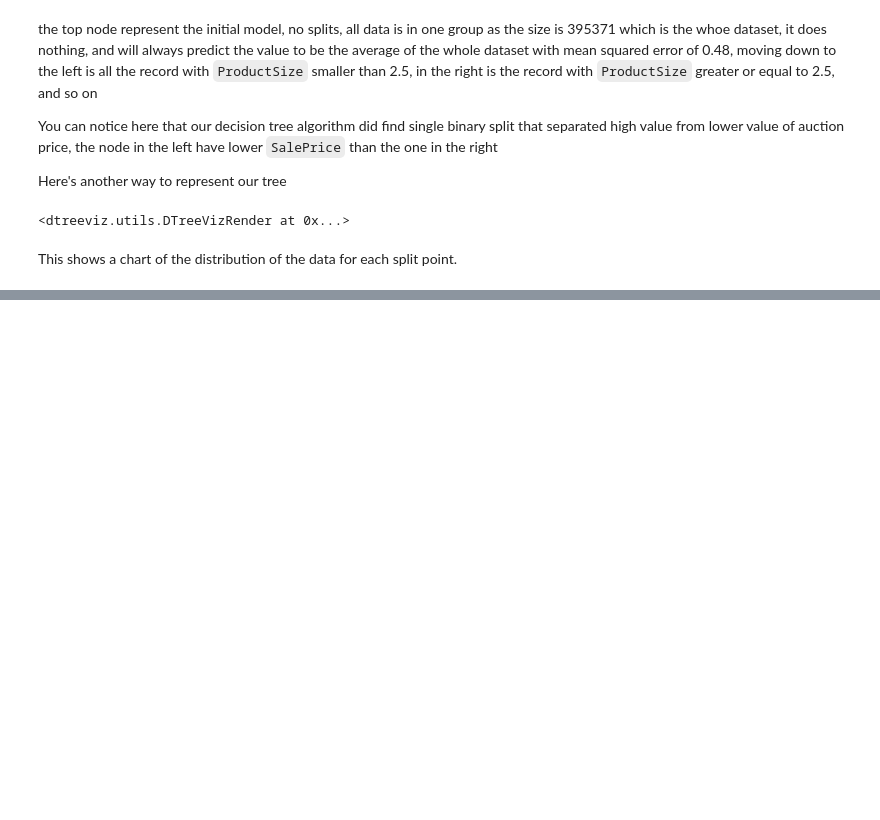
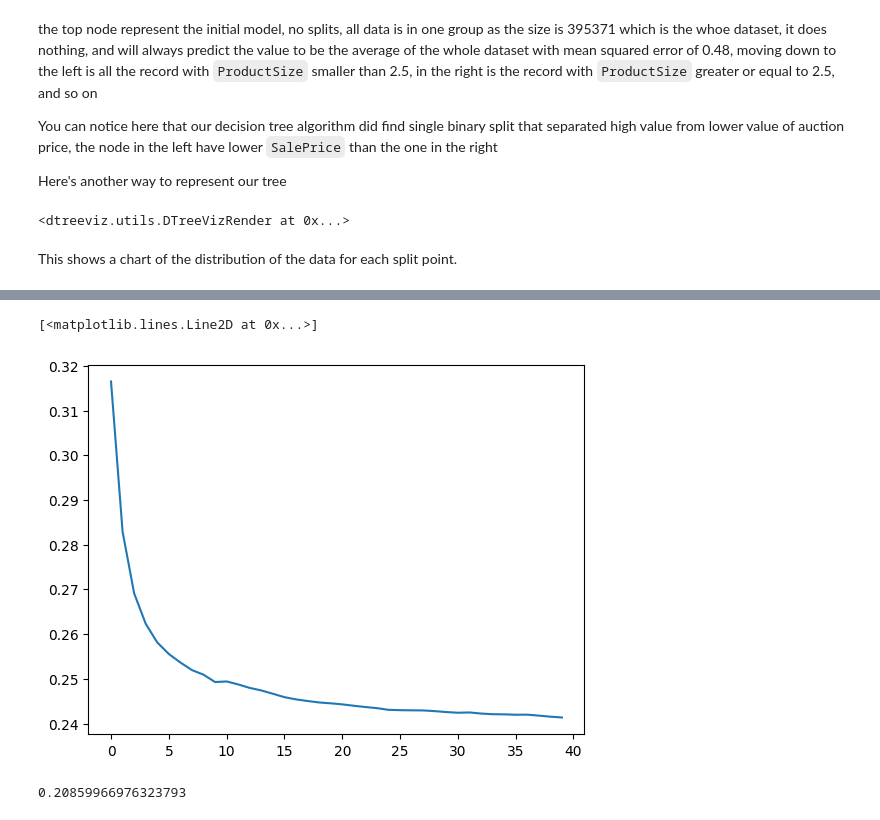
Before and after one commit to bhdai/bb_bulldozer, a Jupyter notebook: notebooks/bulldozer_model.ipynb, the cells around one changed output, grey strips where cells are left out. Cells and saved outputs as stored; diff of their text form; code cells hidden in the pictures; blank space fills up the shorter version.

```diff
--- a/notebooks/bulldozer_model.ipynb
+++ b/notebooks/bulldozer_model.ipynb
@@ -416,7 +421,7 @@ df['saleYear'].min(), df['saleYear'].max()
 # %% [output]
 (np.int32(1989), np.int32(2012))
 # %%
-cond = (df.saleYear < 2011) | ((df.saleYear == 2011) & (df.saleMonth<=10))
+cond = (df.saleYear < 2012)
 trn_idx = np.where(cond)[0]
 val_idx = np.where(~cond)[0]
 
@@ -496,0 +488,6 @@ np.int64(12063)
+# %%
+def rf(X, y, n_estimators=40, max_samples=200_000, max_features=0.5, min_samples_leaf=5, **kwargs):
+    return RandomForestRegressor(n_estimators=n_estimators, max_samples=max_samples, max_features=max_features,
+                                 min_samples_leaf=min_samples_leaf, oob_score=True, **kwargs).fit(X, y)
+# %%
+model = rf(Xs, y)
@@ -496,0 +498,3 @@ np.int64(12063)
+# %%
+preds = np.stack([t.predict(val_Xs.values) for t in model.estimators_])
+preds
@@ -496,0 +515,9 @@ np.int64(12063)
+# %%
+plt.plot([rmse(preds[:i+1].mean(axis=0), val_y) for i in range(40)])
+# %% [output]
+[<matplotlib.lines.Line2D at 0x...>]
+[figure, added]
+# %%
+rmse(model.oob_prediction_, y)
+# %% [output]
+0.20859966976323793
```
Also changed, not shown: parts of 10 cells of this notebook.
